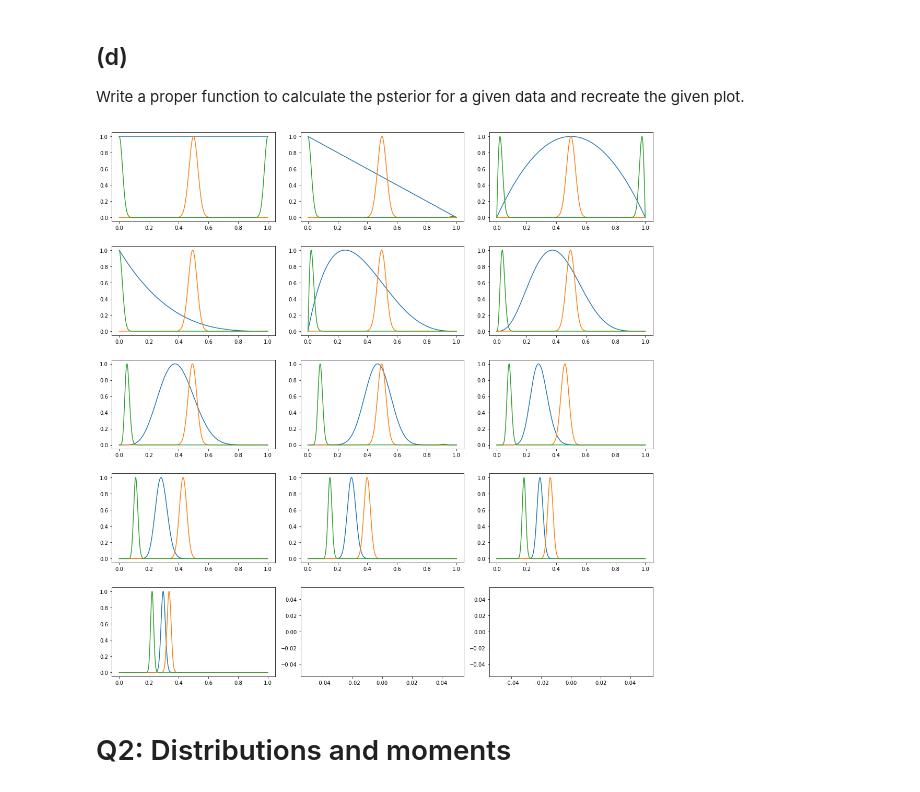
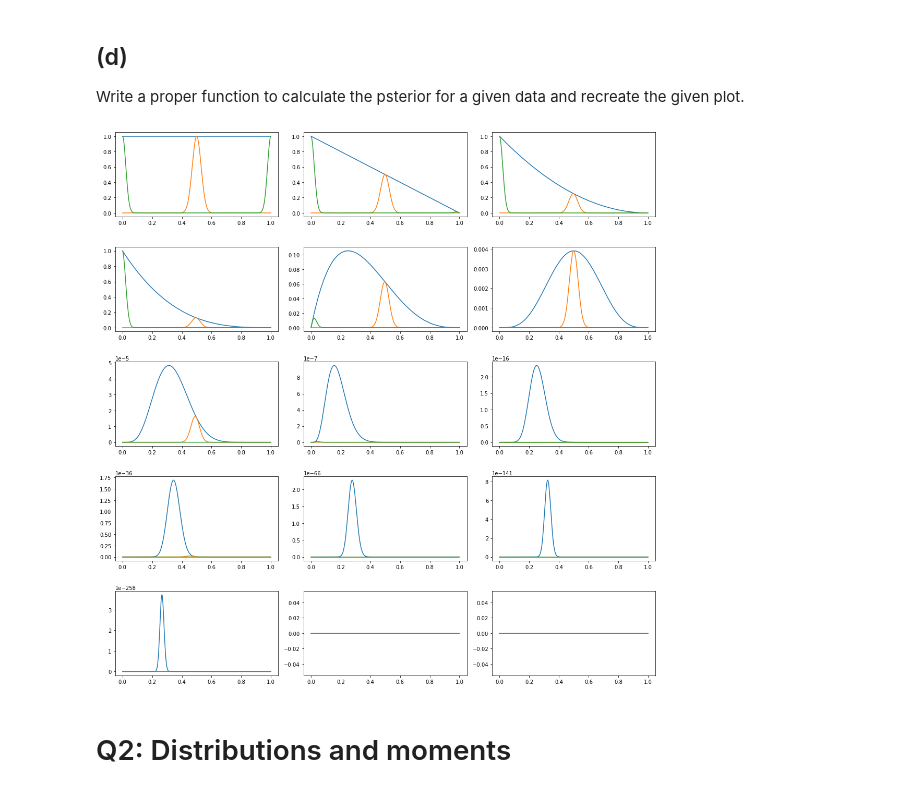
Before and after one commit to SBUDataAnalysis/hw3-mahsa-garshasbi, a Jupyter notebook: Set_03.ipynb, the cells around one changed output. Saved outputs shown, nothing was run; the diff lists cells and outputs as text; code cells hidden in the pictures.

```diff
--- a/Set_03.ipynb
+++ b/Set_03.ipynb
@@ -88,16 +88,16 @@ def posterior(data,H,iprior):
 # %%
 plt.figure(figsize=(15, 15))
 
 for i in range(15):
     plt.subplot(5,3,i+1)
     for j in range(3):
         p=posterior(data[i],H,iprior[j])
-        plt.plot(H,p/max(p))
+        plt.plot(H,p)
 
 plt.tight_layout(h_pad=3)
 plt.show()
 # %% [output]
-[figure, old version]
+[figure, new version]
 # %% [markdown]
 # Q2: Distributions and moments
 # %% [markdown]
```
Also changed, not shown: parts of 2 cells of this notebook.
